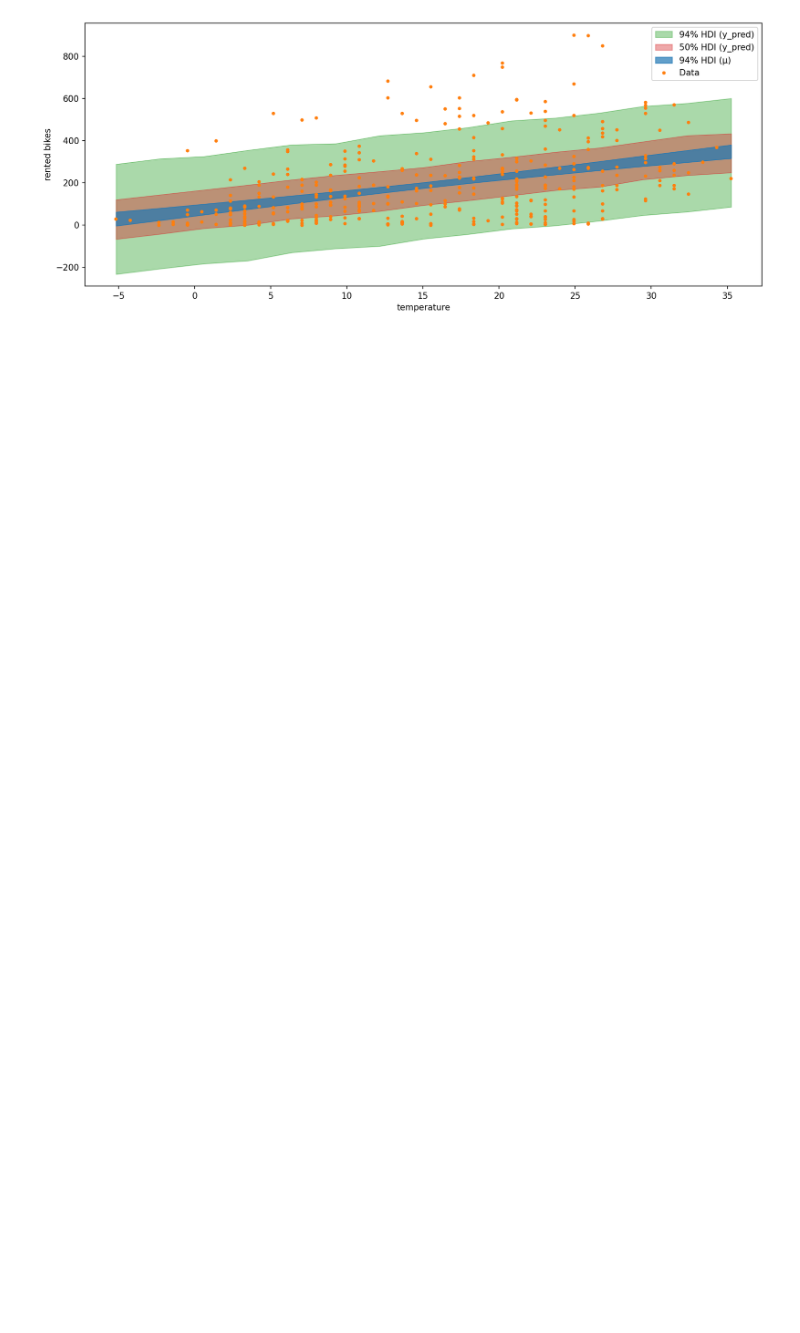
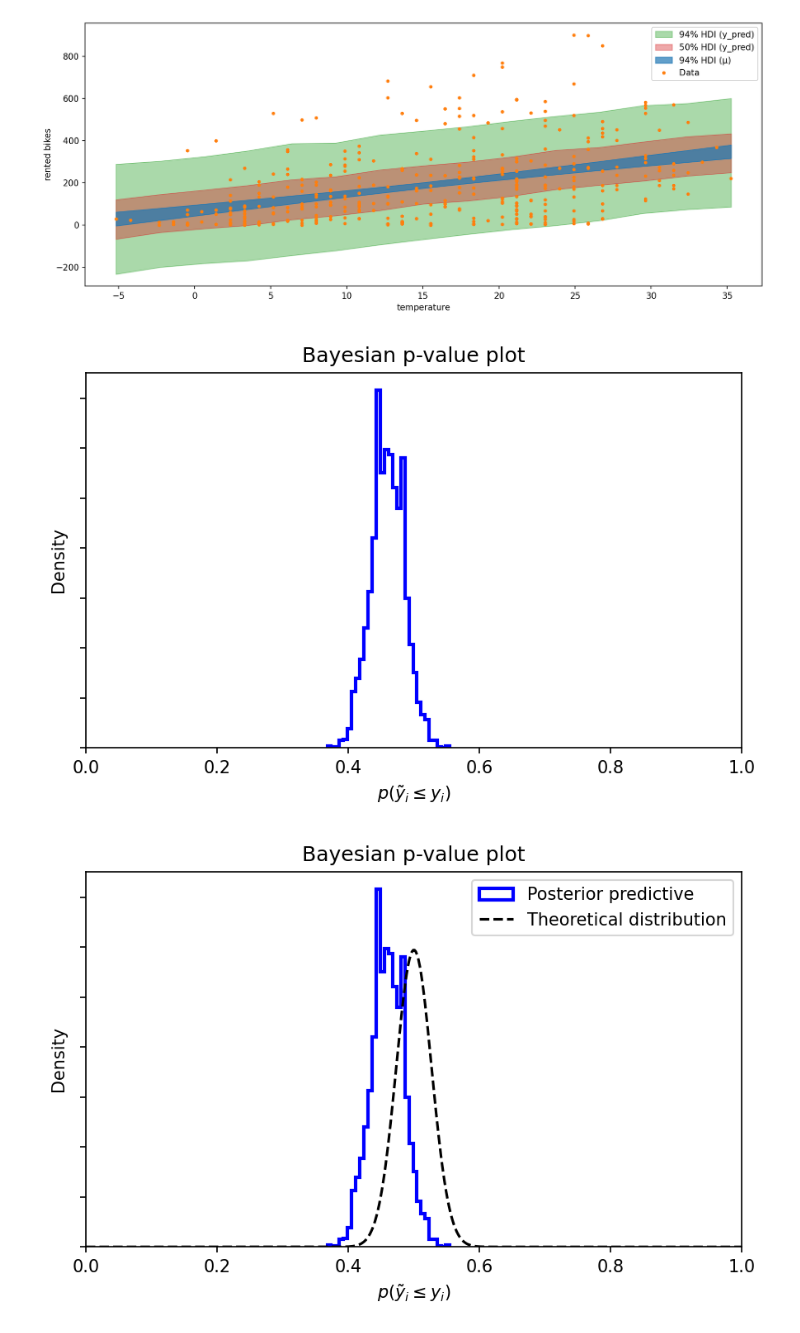
Before and after one commit to opherdonchin/StatisticalComputationAndAnalysis, a Jupyter notebook: Notebooks/Lecture06_LinearModels.ipynb, the cells around one changed output. Cells and saved outputs as stored; diff of their text form; code cells hidden in the pictures; blank space fills up the shorter version.

```diff
--- a/Notebooks/Lecture06_LinearModels.ipynb
+++ b/Notebooks/Lecture06_LinearModels.ipynb
@@ -262,3 +196,31 @@ plt.tight_layout()
 plt.show()
 # %% [output]
 [figure]
+# %%
+var_name = 'y_pred'
+obs_vals = idata_lb.observed_data[var_name].values.flatten()
+pp_vals = idata_lb.posterior_predictive[var_name].stack(sample=("chain", "draw")).values.T
+
+tstat_pit = np.mean(pp_vals <= obs_vals, axis=1)
+
+for plot_reference_distribution in [False, True]:
+    fig, ax = plt.subplots(figsize=(6, 4))
+    ax.hist(tstat_pit, bins=30, density=True, histtype='step', color='blue', linewidth=2, label='Posterior predictive')
+
+    n_obs = len(obs_vals)
+    x = np.linspace(0, 1, 500)
+    if plot_reference_distribution:
+        ax.plot(x, stats.beta.pdf(x, n_obs / 2, n_obs / 2), linestyle='--', color='black', label='Theoretical distribution')
+
+    ax.set_title("Bayesian p-value plot")
+    ax.set_xlabel(r"$p(\tilde{y}_{i} \leq y_i)$")
+    ax.set_ylabel("Density")
+    ax.set_xlim([0,1])
+    ax.set_yticklabels([])
+    if plot_reference_distribution:
+        ax.legend()
+    plt.tight_layout()
+    plt.show()
+# %% [output]
+[figure, added]
+[figure, added]
```
Also changed, not shown: parts of 19 cells of this notebook, 3 other files.
